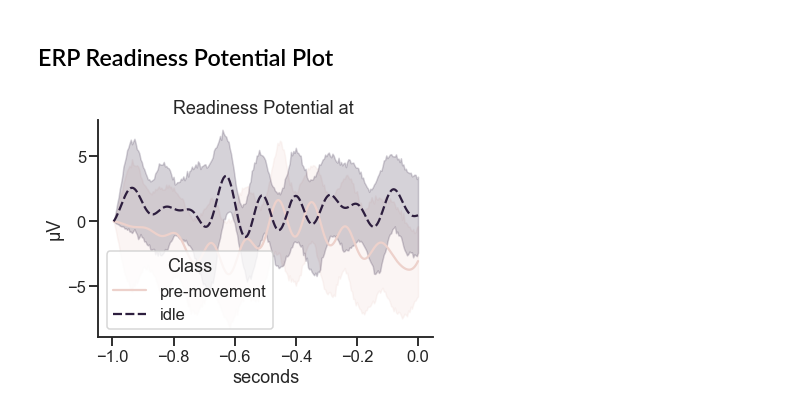
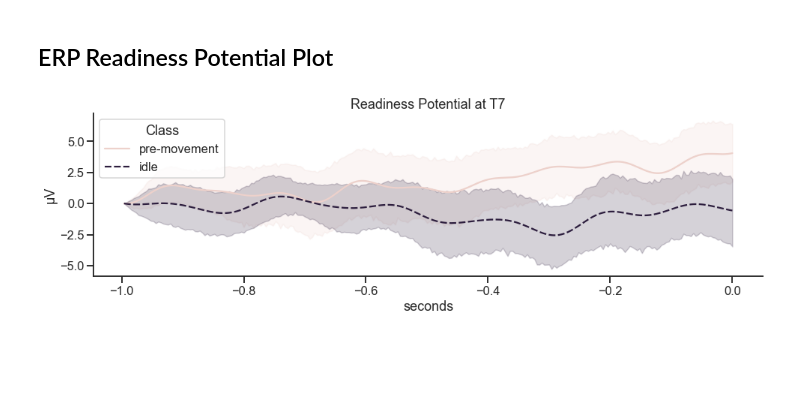
Before and after one commit to lukasgehrke/2021-fastReach, a Jupyter notebook: app/fastReach/reaching_data_exploration.ipynb, the cells around one changed output. Cells and saved outputs as stored; diff of their text form; code cells hidden in the pictures; blank space fills up the shorter version.

```diff
--- a/app/fastReach/reaching_data_exploration.ipynb
+++ b/app/fastReach/reaching_data_exploration.ipynb
@@ -11,11 +11,17 @@ from sklearn.discriminant_analysis import LinearDiscriminantAnalysis as LDA
 from sklearn.model_selection import train_test_split, cross_val_score, cross_validate, KFold
 import pickle
 
-pID = '2'
+pID = '4'
 
 path = '/Users/lukasgehrke/Documents/publications/2021-fastReach/data/study/eeglab2python/'
 data_fname = '/data.csv'
 data = pd.read_csv(path+pID+data_fname)
+
+# selected EEG chans
+chans_fname = '/chans.csv'
+chans = np.array(pd.read_csv(path+pID+chans_fname))
+filename = path+pID+'/chans_'+pID+'_eeg.sav'
+pickle.dump(chans, open(filename, 'wb'))
 # %% [markdown]
 ## Build feature matrix EEG
 # %%
@@ -157,23 +167,23 @@ plt.scatter(
 # %%
 sns.set_theme(style="ticks")
 sns.set_context("talk")
 
+electrode = "T7"
+
 # Plot the responses for different events and regions
-g = sns.lineplot(x="sample", y="Pz",
+g = sns.lineplot(x="sample", y=electrode,
              hue="rp_class", style="rp_class",
              data=data)
 sns.despine()
-
-electrode = ""
 g.set(xlabel='seconds', ylabel='\u03bcV', title='Readiness Potential at '+electrode)
 
 # legend
 leg = g.legend_
 new_title = 'Class'
 leg.set_title(new_title)
 # replace labels
 new_labels = ['pre-movement', 'idle']
 for t, l in zip(g.legend_.texts, new_labels):
     t.set_text(l)
 # %% [output]
-[figure, old version]
+[figure, new version]
```
Also changed, not shown: parts of 5 cells of this notebook.
